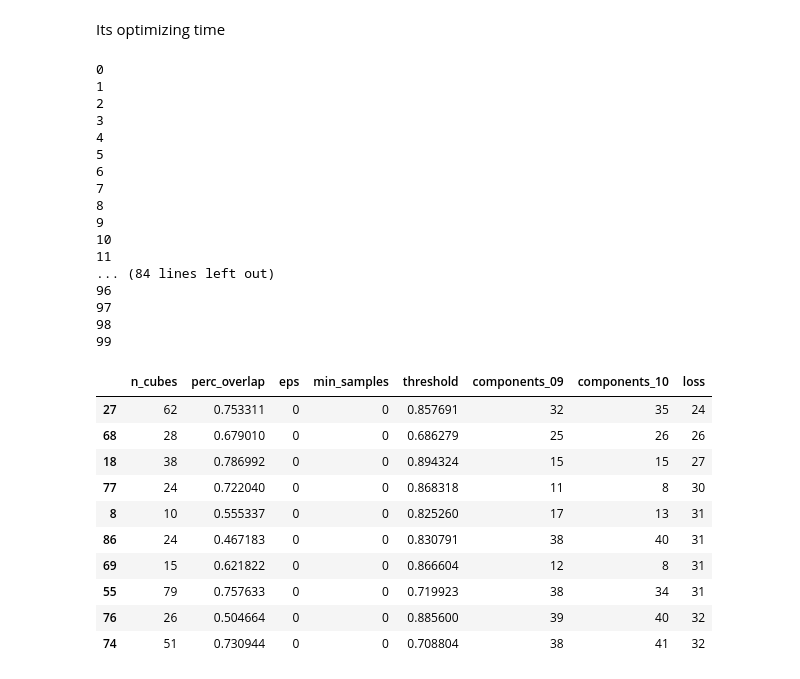
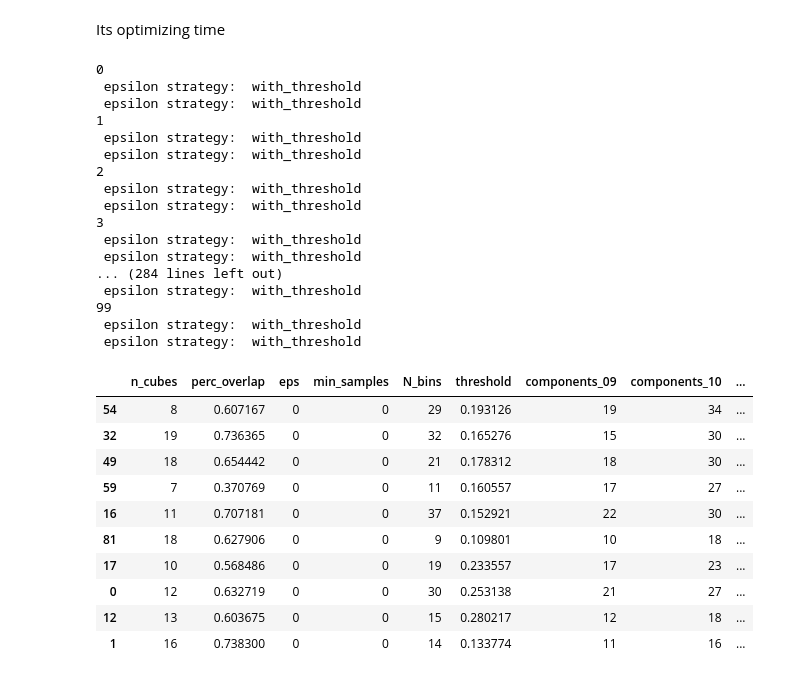
Before and after one commit to tzuh231/TDA_practical, a Jupyter notebook: exploratory/mapper_analysis.ipynb, the cells around one changed output. Drawn from its saved outputs; the diff is of its cells as text; code cells hidden in the pictures.

```diff
--- a/exploratory/mapper_analysis.ipynb
+++ b/exploratory/mapper_analysis.ipynb
@@ -220,7 +221,7 @@ def num_connected_components(mapper_graph):
     G = to_networkx(mapper_graph)
     return nx.number_connected_components(G)
 
-def mapper_component_count(X, lens, n_cubes, perc_overlap, eps = 0.0, min_samples= 0.0, threshold=0.0):
+def mapper_component_count(X, lens, n_cubes, perc_overlap, eps = 0.0, min_samples= 0.0, N_bins=20, threshold = 0.25):
     mapper = km.KeplerMapper()
 
     graph = mapper.map(
@@ -231,7 +232,7 @@ def mapper_component_count(X, lens, n_cubes, perc_overlap, eps = 0.0, min_sample
             perc_overlap=perc_overlap
         ),
         clusterer = DynamicSingleLinkage(
-        N_bins = 30,
+        N_bins = N_bins,
         lowerMergerThreshold = threshold,
         debug = False
 
@@ -245,6 +246,7 @@ def objective_value(params):
     perc_overlap = params["perc_overlap"]
     eps = params["eps"]
     min_samples = params["min_samples"]
+    N_bins = params["N_bins"]
     threshold = params["threshold"]
 
     c_09 = mapper_component_count(
@@ -254,7 +256,8 @@ def objective_value(params):
         perc_overlap=perc_overlap,
         eps=eps,
         min_samples=min_samples,
-        threshold=threshold
+        N_bins=N_bins,
+        threshold = threshold
     )
 
     c_10 = mapper_component_count(
@@ -264,7 +267,8 @@ def objective_value(params):
         perc_overlap=perc_overlap,
         eps=eps,
         min_samples=min_samples,
-        threshold=threshold
+        N_bins=N_bins,
+        threshold = threshold
     )
 
     loss = abs(c_09 - target_09) + abs(c_10 - target_10)
@@ -278,55 +282,56 @@ import pandas as pd
 results = []
 
 target_09 = 10
 target_10 = 37
 
 for trial in range(100):
     print(trial)
     params = {
-        "n_cubes": random.randint(5, 100),
+        "n_cubes": random.randint(5, 30),
         "perc_overlap": random.uniform(0.1, 0.8),
         "eps": 0,#random.uniform(0.1, 5.0),
         "min_samples":0, #random.randint(1, 10),
-        "threshold": random.uniform(0.1, 0.9)
+        "N_bins": int(random.uniform(1, 40)),
+        "threshold":  random.uniform(0.1, 0.3)
     }
 
     loss, c_09, c_10 = objective_value(params)
 
     results.append({
         **params,
         "components_09": c_09,
         "components_10": c_10,
         "loss": loss
     })
 
 df_results = pd.DataFrame(results)
 df_results.sort_values("loss").head(10)
 # %% [output]
 0
+ epsilon strategy:  with_threshold
+ epsilon strategy:  with_threshold
 1
+ epsilon strategy:  with_threshold
+ epsilon strategy:  with_threshold
 2
+ epsilon strategy:  with_threshold
+ epsilon strategy:  with_threshold
 3
-4
-5
-6
-7
-8
-9
-10
-11
-... (84 lines left out)
-96
-97
-98
+ epsilon strategy:  with_threshold
+ epsilon strategy:  with_threshold
+... (284 lines left out)
+ epsilon strategy:  with_threshold
 99
+ epsilon strategy:  with_threshold
+ epsilon strategy:  with_threshold
-|  | n_cubes | perc_overlap | eps | min_samples | threshold | components_09 | components_10 | loss |
-| 27 | 62 | 0.753311 | 0 | 0 | 0.857691 | 32 | 35 | 24 |
-| 68 | 28 | 0.679010 | 0 | 0 | 0.686279 | 25 | 26 | 26 |
-| 18 | 38 | 0.786992 | 0 | 0 | 0.894324 | 15 | 15 | 27 |
-| 77 | 24 | 0.722040 | 0 | 0 | 0.868318 | 11 | 8 | 30 |
-| 8 | 10 | 0.555337 | 0 | 0 | 0.825260 | 17 | 13 | 31 |
-| 86 | 24 | 0.467183 | 0 | 0 | 0.830791 | 38 | 40 | 31 |
-| 69 | 15 | 0.621822 | 0 | 0 | 0.866604 | 12 | 8 | 31 |
-| 55 | 79 | 0.757633 | 0 | 0 | 0.719923 | 38 | 34 | 31 |
-| 76 | 26 | 0.504664 | 0 | 0 | 0.885600 | 39 | 40 | 32 |
-| 74 | 51 | 0.730944 | 0 | 0 | 0.708804 | 38 | 41 | 32 |
+|  | n_cubes | perc_overlap | eps | min_samples | N_bins | threshold | components_09 | components_10 | ... |
+| 54 | 8 | 0.607167 | 0 | 0 | 29 | 0.193126 | 19 | 34 | ... |
+| 32 | 19 | 0.736365 | 0 | 0 | 32 | 0.165276 | 15 | 30 | ... |
+| 49 | 18 | 0.654442 | 0 | 0 | 21 | 0.178312 | 18 | 30 | ... |
+| 59 | 7 | 0.370769 | 0 | 0 | 11 | 0.160557 | 17 | 27 | ... |
+| 16 | 11 | 0.707181 | 0 | 0 | 37 | 0.152921 | 22 | 30 | ... |
+| 81 | 18 | 0.627906 | 0 | 0 | 9 | 0.109801 | 10 | 18 | ... |
+| 17 | 10 | 0.568486 | 0 | 0 | 19 | 0.233557 | 17 | 23 | ... |
+| 0 | 12 | 0.632719 | 0 | 0 | 30 | 0.253138 | 21 | 27 | ... |
+| 12 | 13 | 0.603675 | 0 | 0 | 15 | 0.280217 | 12 | 18 | ... |
+| 1 | 16 | 0.738300 | 0 | 0 | 14 | 0.133774 | 11 | 16 | ... |
```
Also changed, not shown: parts of 2 cells of this notebook, 2 other files.
